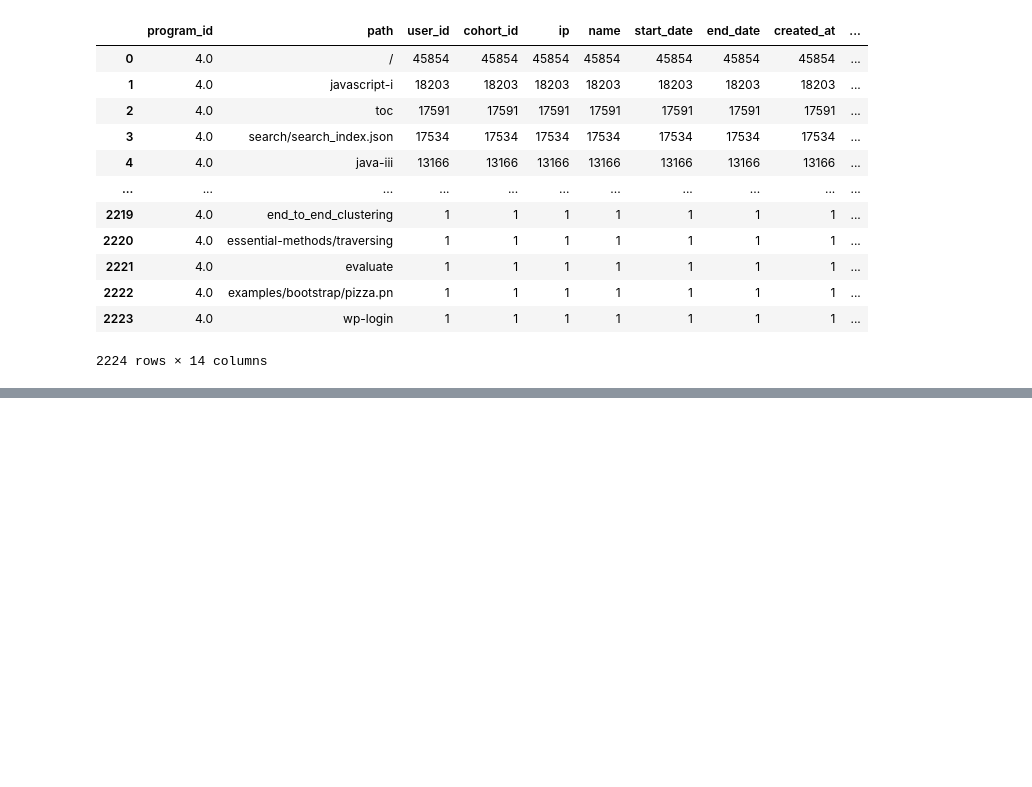
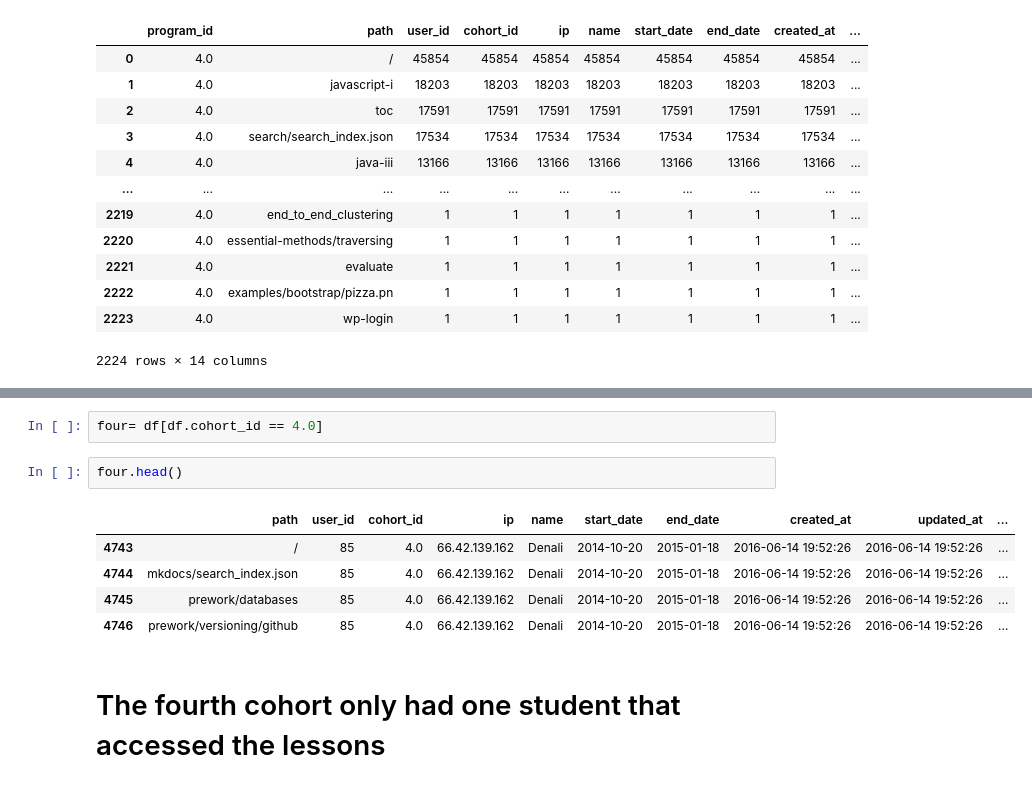
Before and after one commit to Anomaly-Detection-Project/Anomaly_detect-Project, a Jupyter notebook: e_workbook.ipynb, the cells around one changed output, grey strips where cells are left out. Saved outputs shown, nothing was run; the diff lists cells and outputs as text; blank space fills up the shorter version.

```diff
--- a/e_workbook.ipynb
+++ b/e_workbook.ipynb
@@ -302,0 +314,12 @@ least_df
+# %%
+four= df[df.cohort_id == 4.0]
+# %%
+four.head()
+# %% [output]
+|  | path | user_id | cohort_id | ip | name | start_date | end_date | created_at | updated_at | ... |
+| 4743 | / | 85 | 4.0 | 66.42.139.162 | Denali | 2014-10-20 | 2015-01-18 | 2016-06-14 19:52:26 | 2016-06-14 19:52:26 | ... |
+| 4744 | mkdocs/search_index.json | 85 | 4.0 | 66.42.139.162 | Denali | 2014-10-20 | 2015-01-18 | 2016-06-14 19:52:26 | 2016-06-14 19:52:26 | ... |
+| 4745 | prework/databases | 85 | 4.0 | 66.42.139.162 | Denali | 2014-10-20 | 2015-01-18 | 2016-06-14 19:52:26 | 2016-06-14 19:52:26 | ... |
+| 4746 | prework/versioning/github | 85 | 4.0 | 66.42.139.162 | Denali | 2014-10-20 | 2015-01-18 | 2016-06-14 19:52:26 | 2016-06-14 19:52:26 | ... |
+# %% [markdown]
+# The fourth cohort only had one student that accessed the lessons
```
Also changed, not shown: parts of 2 cells of this notebook, 1 other file.
